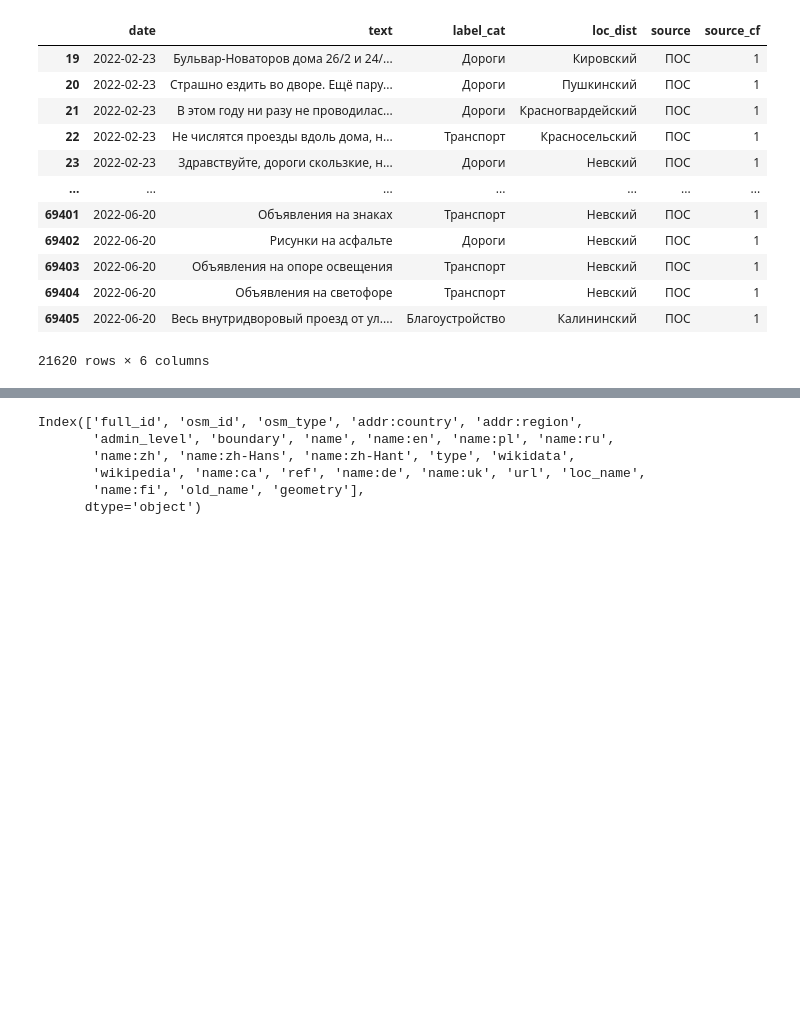
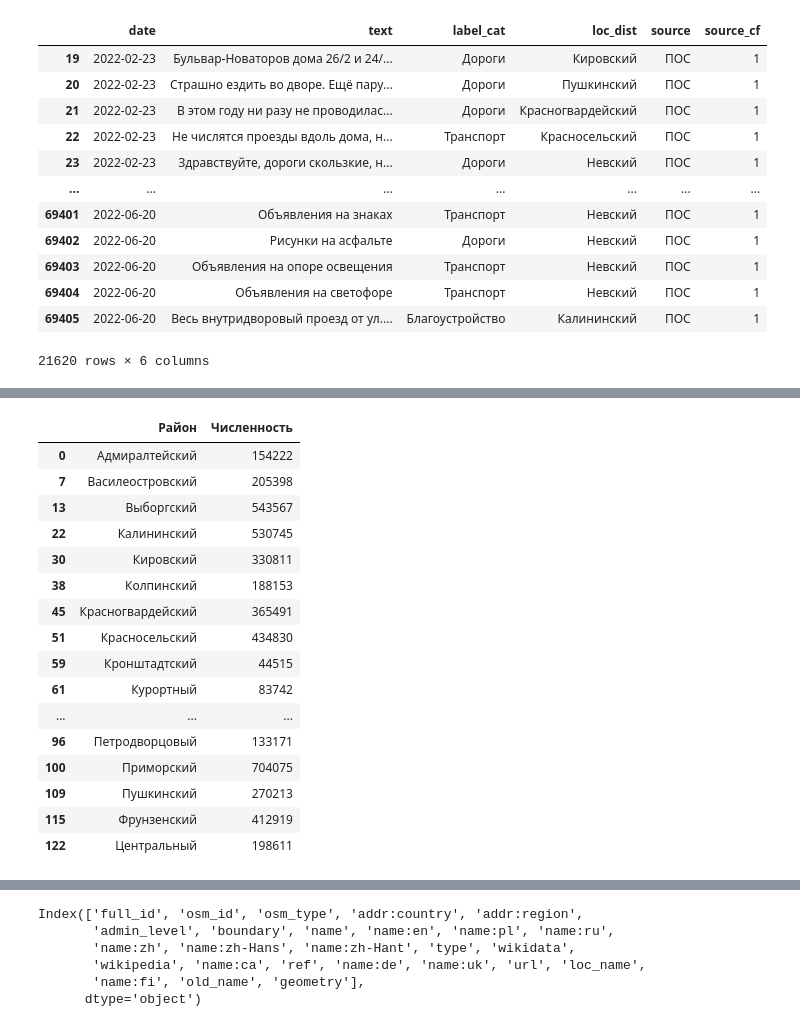
Before and after one commit to KhudyakovGleb/NIR3, a Jupyter notebook: nir3/Объединение_данных_из_источников.ipynb, the cells around one changed output, grey strips where cells are left out. Drawn from its saved outputs; the diff is of its cells as text; code cells hidden in the pictures; blank space fills up the shorter version.

```diff
--- a/nir3/Объединение_данных_из_источников.ipynb
+++ b/nir3/Объединение_данных_из_источников.ipynb
@@ -178 +194,26 @@ grouped_df[(grouped_df['loc_dist'] == 'Адмиралтейский')]
+# %%
+population_df = pd.read_csv(r'c:\Users\User\Documents\NIR3\files\Численность населения.csv', sep=';')
+population_df['Район'] = population_df['Район'].str.replace(r' район$', '', regex=True).str.capitalize()
+population_df = population_df[(population_df['МО'] == 'сумм')]
+population_df = population_df[['Район','Численность']]
+# %%
+population_df
+# %% [output]
+|  | Район | Численность |
+| 0 | Адмиралтейский | 154222 |
+| 7 | Василеостровский | 205398 |
+| 13 | Выборгский | 543567 |
+| 22 | Калининский | 530745 |
+| 30 | Кировский | 330811 |
+| 38 | Колпинский | 188153 |
+| 45 | Красногвардейский | 365491 |
+| 51 | Красносельский | 434830 |
+| 59 | Кронштадтский | 44515 |
+| 61 | Курортный | 83742 |
+| ... | ... | ... |
+| 96 | Петродворцовый | 133171 |
+| 100 | Приморский | 704075 |
+| 109 | Пушкинский | 270213 |
+| 115 | Фрунзенский | 412919 |
+| 122 | Центральный | 198611 |
 # %%
```
Also changed, not shown: parts of 14 cells of this notebook, 12 other files.
